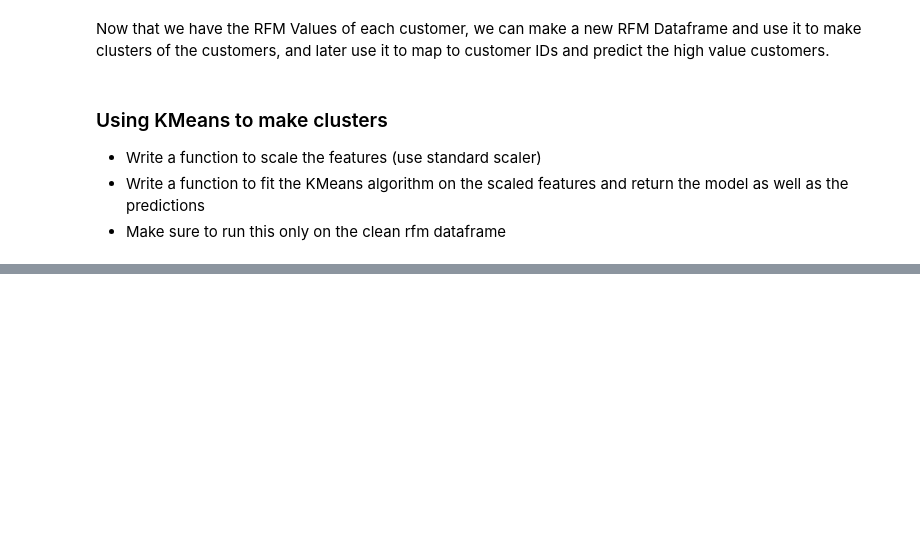
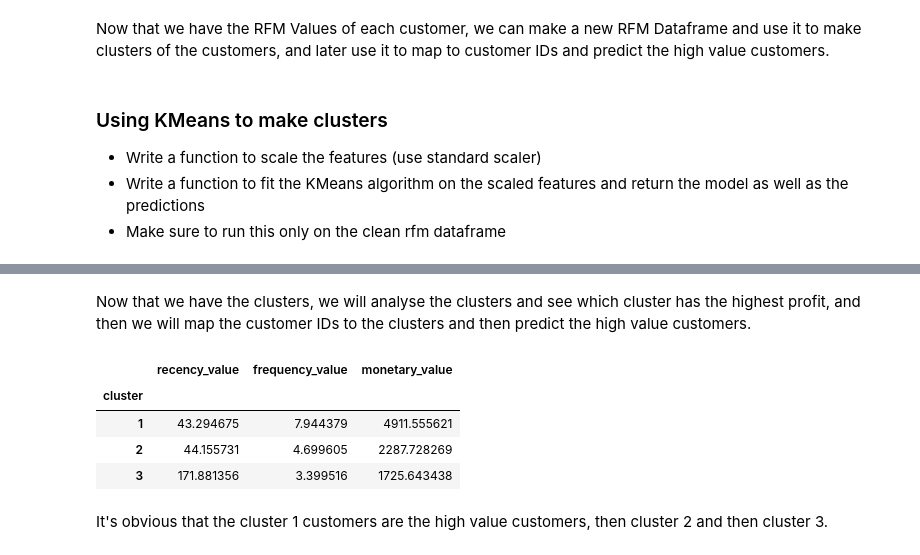
Before and after one commit to notcostheta/internship-speedrun, a Jupyter notebook: kpmg/task2.ipynb, the cells around one changed output, grey strips where cells are left out. Drawn from its saved outputs; the diff is of its cells as text; code cells hidden in the pictures; blank space fills up the shorter version.

```diff
--- a/kpmg/task2.ipynb
+++ b/kpmg/task2.ipynb
@@ -422,0 +446,13 @@ Seems like the optimal number of clusters is 3
+# %% [markdown]
+Now that we have the clusters, we will analyse the clusters and see which cluster has the highest profit, and then we will map the customer IDs to the clusters and then predict the high value customers.
+# %%
+cluster_map = rfm_table.groupby('cluster').agg({'recency_value': 'mean', 'frequency_value': 'mean', 'monetary_value': 'mean'})
+cluster_map
+# %% [output]
+|  | recency_value | frequency_value | monetary_value |
+| cluster |  |  |  |
+| 1 | 43.294675 | 7.944379 | 4911.555621 |
+| 2 | 44.155731 | 4.699605 | 2287.728269 |
+| 3 | 171.881356 | 3.399516 | 1725.643438 |
+# %% [markdown]
+It's obvious that the cluster 1 customers are the high value customers, then cluster 2 and then cluster 3.
```
Also changed, not shown: parts of 8 cells of this notebook, 2 other files.
